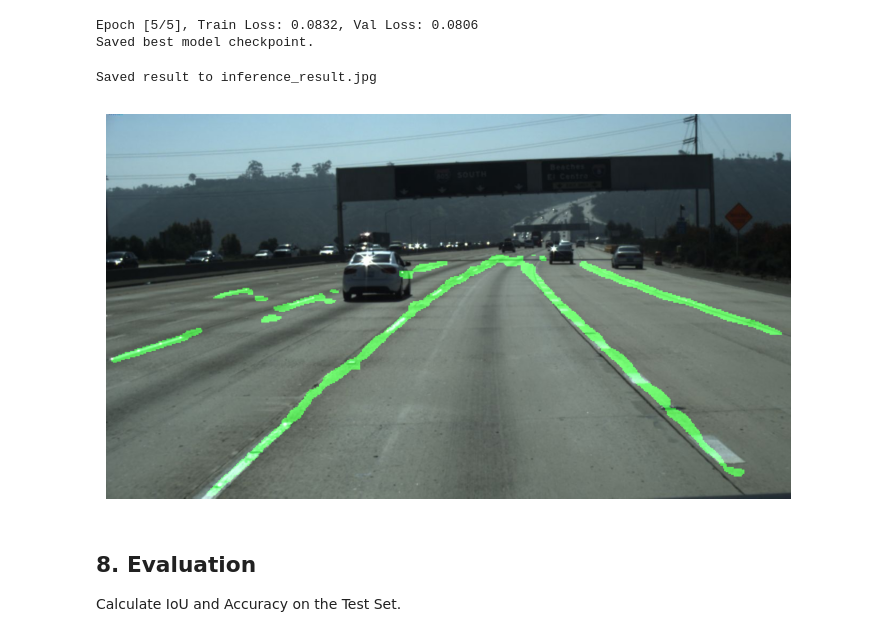
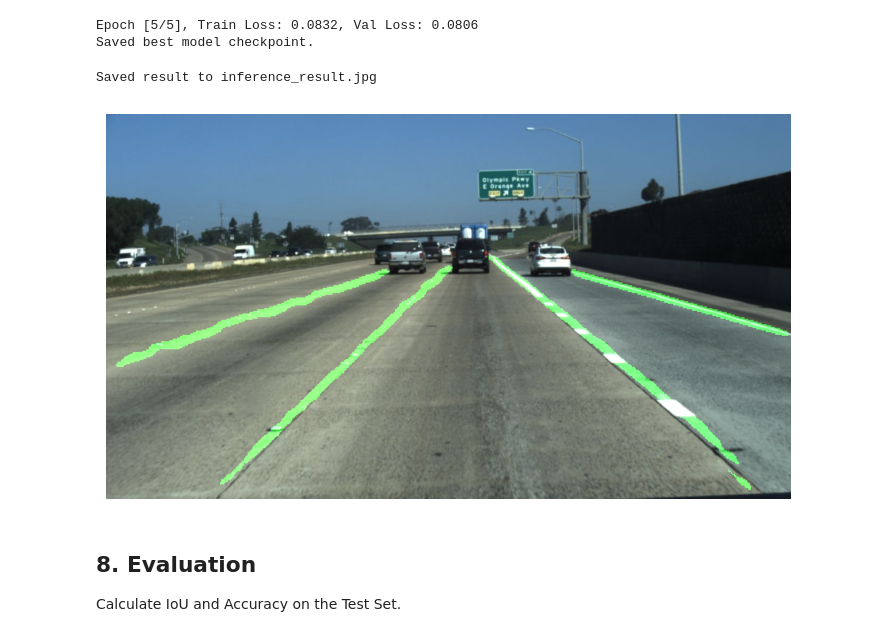
Before and after one commit to alexiborralerida-hub/ADAS-Project, a Jupyter notebook: Lane_Detection_localcopy.ipynb, the cells around one changed output. Saved outputs shown, nothing was run; the diff lists cells and outputs as text; code cells hidden in the pictures.

```diff
--- a/Lane_Detection_localcopy.ipynb
+++ b/Lane_Detection_localcopy.ipynb
@@ -420,11 +426,11 @@ Epoch [5/5], Train Loss: 0.0832, Val Loss: 0.0806
 Saved best model checkpoint.
 # %%
 # 3. Inference
-test_image_path = os.path.join(TRAIN_SET_DIR, 'clips/0313-1/660/20.jpg') # Example image
+test_image_path = os.path.join(TRAIN_SET_DIR, 'clips/0313-2/50/10.jpg') # Example image
 lane_detection_prediction(test_image_path, BEST_MODEL_PATH, 'inference_result.jpg')
 # %% [output]
 Saved result to inference_result.jpg
-[figure, old version]
+[figure, new version]
 # %% [markdown]
 ## 8. Evaluation
 Calculate IoU and Accuracy on the Test Set.
```
Also changed, not shown: parts of 2 cells of this notebook, 4 other files.
